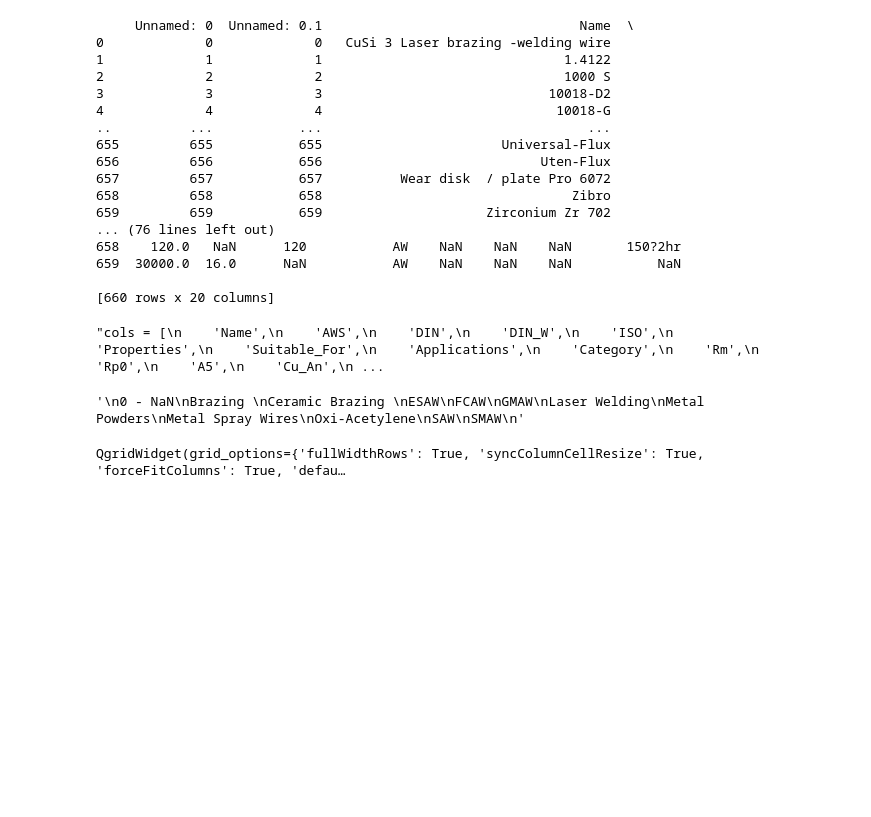
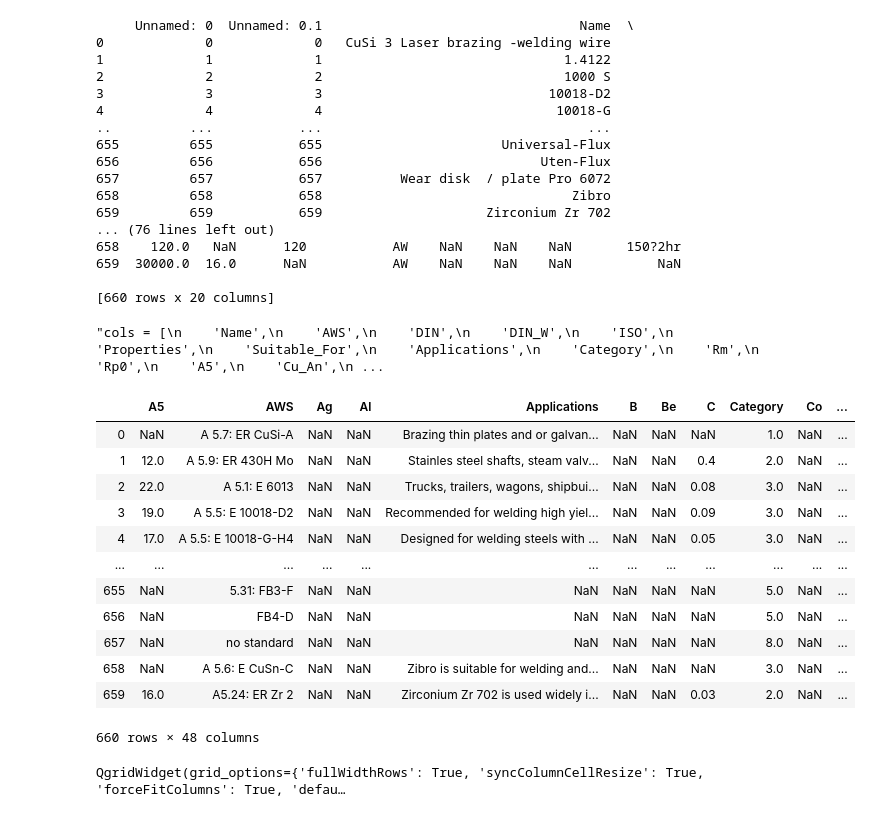
Before and after one commit to PrasannS/WeldingAnalysis, a Jupyter notebook: webscraper.ipynb, the cells around one changed output. Cells and saved outputs as stored; diff of their text form; code cells hidden in the pictures; blank space fills up the shorter version.

```diff
--- a/webscraper.ipynb
+++ b/webscraper.ipynb
@@ -179,26 +234,41 @@ data'''
 # %%
 #data['Heat_Treated'] = data['Heat_Treated'].replace("AW",np.nan)
 #data['Rp0'] = data['Rp0'].str.split("-",expand=True).astype(float).mean(axis=1)
 #data = data.drop('Cu_An', axis=1)
 
-data['Category'] = pd.factorize(data['Category'])[0] + 1
-
+#data['Category'] = pd.factorize(data['Category'])[0] + 1
+#data = data.join(newdata)
 '''
 0 - NaN
 Brazing
 Ceramic Brazing
 ESAW
 FCAW
 GMAW
 Laser Welding
 Metal Powders
 Metal Spray Wires
 Oxi-Acetylene
 SAW
 SMAW
 '''
+data = newdata.combine_first(data)
+data = data.dropna(axis='columns', thresh=10)
+data
 # %% [output]
+|  | A5 | AWS | Ag | Al | Applications | B | Be | C | Category | Co | ... |
+| 0 | NaN | A 5.7: ER CuSi-A | NaN | NaN | Brazing thin plates and or galvan... | NaN | NaN | NaN | 1.0 | NaN | ... |
+| 1 | 12.0 | A 5.9: ER 430H Mo | NaN | NaN | Stainles steel shafts, steam valv... | NaN | NaN | 0.4 | 2.0 | NaN | ... |
+| 2 | 22.0 | A 5.1: E 6013 | NaN | NaN | Trucks, trailers, wagons, shipbui... | NaN | NaN | 0.08 | 3.0 | NaN | ... |
+| 3 | 19.0 | A 5.5: E 10018-D2 | NaN | NaN | Recommended for welding high yiel... | NaN | NaN | 0.09 | 3.0 | NaN | ... |
+| 4 | 17.0 | A 5.5: E 10018-G-H4 | NaN | NaN | Designed for welding steels with ... | NaN | NaN | 0.05 | 3.0 | NaN | ... |
+| ... | ... | ... | ... | ... | ... | ... | ... | ... | ... | ... | ... |
+| 655 | NaN | 5.31: FB3-F | NaN | NaN | NaN | NaN | NaN | NaN | 5.0 | NaN | ... |
+| 656 | NaN | FB4-D | NaN | NaN | NaN | NaN | NaN | NaN | 5.0 | NaN | ... |
+| 657 | NaN | no standard | NaN | NaN | NaN | NaN | NaN | NaN | 8.0 | NaN | ... |
+| 658 | NaN | A 5.6: E CuSn-C | NaN | NaN | Zibro is suitable for welding and... | NaN | NaN | NaN | 3.0 | NaN | ... |
+| 659 | 16.0 | A5.24: ER Zr 2 | NaN | NaN | Zirconium Zr 702 is used widely i... | NaN | NaN | 0.03 | 2.0 | NaN | ... |
-'\n0 - NaN\nBrazing \nCeramic Brazing \nESAW\nFCAW\nGMAW\nLaser Welding\nMetal Powders\nMetal Spray Wires\nOxi-Acetylene\nSAW\nSMAW\n'
+660 rows × 48 columns
 # %%
 datatable = qgrid.show_grid(data, show_toolbar=True)
 datatable
```
Also changed, not shown: parts of 13 cells of this notebook, 2 other files.
